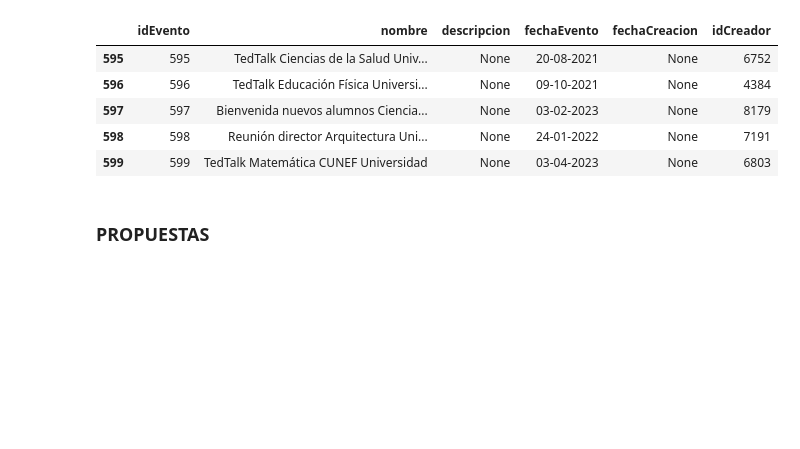
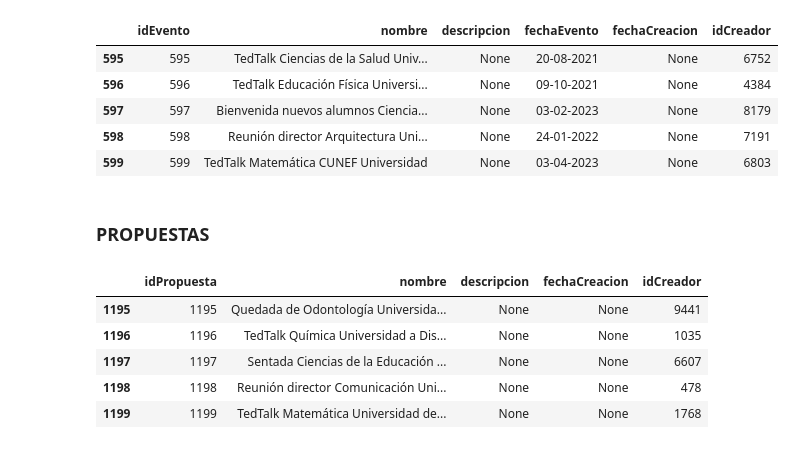
Before and after one commit to jenatance/proyectoFinal, a Jupyter notebook: src/FakeData.ipynb, the cells around one changed output. Cells and saved outputs as stored; diff of their text form; code cells hidden in the pictures; blank space fills up the shorter version.

```diff
--- a/src/FakeData.ipynb
+++ b/src/FakeData.ipynb
@@ -387,3 +387,55 @@ Eventos.tail()
 Eventos.to_csv('../data/Eventos.csv', sep = ',', index = False)
 # %% [markdown]
 ### PROPUESTAS
+# %%
+listUsuarios1 = ['Echar a ', 'Denunciar a ', 'Hablar con ']
+listUsuarios2 = ['']
+listUsuarios3 = ['']
+listUsuarios4 = ['Hacer un huerto', '']
+
+contador = 0;
+
+idPropuesta = []
+nombrePropuesta  = []
+idCreador  =  []
+
+for i in range(400):
+    idPropuesta.append(contador)
+    nombrePropuesta.append(random.choice(listUsuarios1) + fake.name())
+    idCreador.append(random.randint(0, 11999))
+    contador += 1
+
+for i in range(300):
+    idPropuesta.append(contador)
+    nombrePropuesta.append(random.choice(listUsuarios2) + str(random.choice(universidades)))
+    idCreador.append(random.randint(0, 11999))
+    contador += 1
+
+for i in range(200):
+    idPropuesta.append(contador)
+    nombrePropuesta.append(random.choice(listUsuarios3) + random.choice(listFacultad))
+    idCreador.append(random.randint(0, 11999))
+    contador += 1
+
+for i in range(300):
+    idPropuesta.append(contador)
+    nombrePropuesta.append(random.choice(listUsuarios4) + random.choice(listFacultad) + ' ' + str(random.choice(universidades)))
+    idCreador.append(random.randint(0, 11999))
+    contador += 1
+# %%
+Propuestas = pd.DataFrame()
+# %%
+Propuestas['idPropuesta'] = idPropuesta
+Propuestas['nombre'] = nombrePropuesta
+Propuestas['descripcion'] = None
+Propuestas['fechaCreacion'] = None
+Propuestas['idCreador'] = idCreador
+# %%
+Propuestas.tail()
+# %% [output]
+|  | idPropuesta | nombre | descripcion | fechaCreacion | idCreador |
+| 1195 | 1195 | Quedada de Odontología Universida... | None | None | 9441 |
+| 1196 | 1196 | TedTalk Química Universidad a Dis... | None | None | 1035 |
+| 1197 | 1197 | Sentada Ciencias de la Educación ... | None | None | 6607 |
+| 1198 | 1198 | Reunión director Comunicación Uni... | None | None | 478 |
+| 1199 | 1199 | TedTalk Matemática Universidad de... | None | None | 1768 |
```
Also changed, not shown: parts of 9 cells of this notebook, 5 other files.
